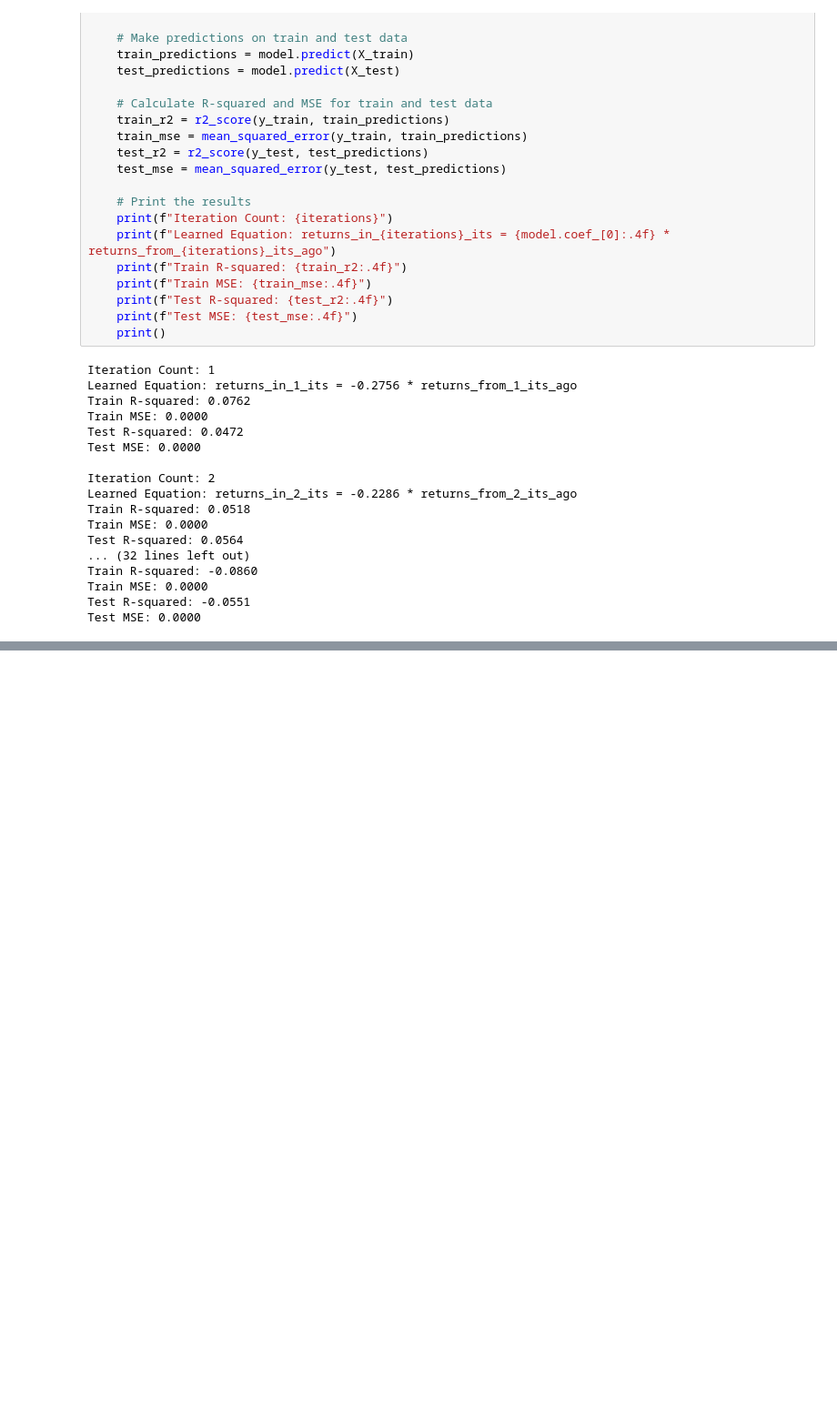
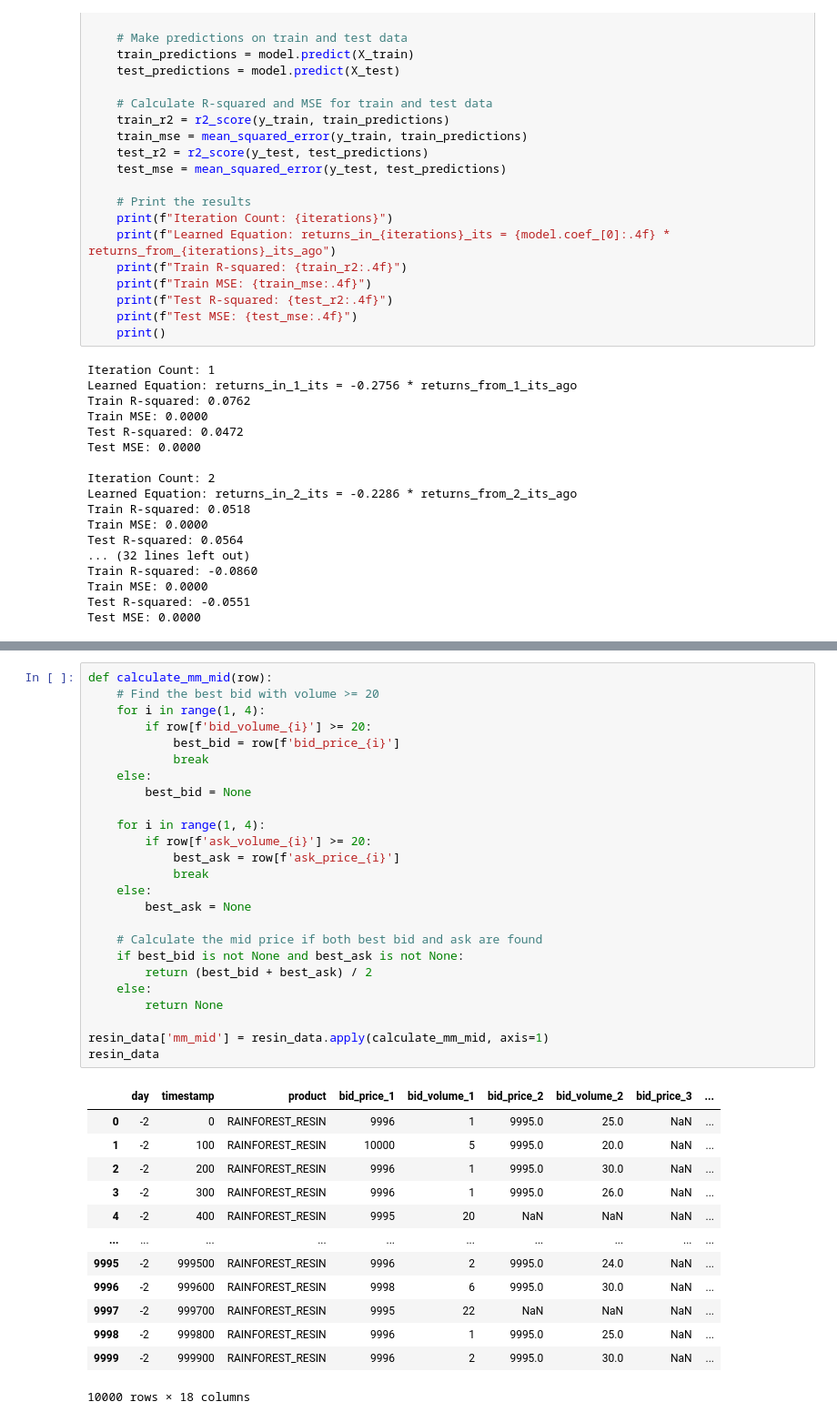
Before and after one commit to TheNoZER0/imc-prosperity3, a Jupyter notebook: Algo.ipynb, the cells around one changed output, grey strips where cells are left out. Shown at 91% size. Saved outputs shown, nothing was run; the diff lists cells and outputs as text; blank space fills up the shorter version.

```diff
--- a/Algo.ipynb
+++ b/Algo.ipynb
@@ -295,0 +363,39 @@ Test MSE: 0.0000
+# %%
+def calculate_mm_mid(row):
+    # Find the best bid with volume >= 20
+    for i in range(1, 4):
+        if row[f'bid_volume_{i}'] >= 20:
+            best_bid = row[f'bid_price_{i}']
+            break
+    else:
+        best_bid = None
+
+    for i in range(1, 4):
+        if row[f'ask_volume_{i}'] >= 20:
+            best_ask = row[f'ask_price_{i}']
+            break
+    else:
+        best_ask = None
+
+    # Calculate the mid price if both best bid and ask are found
+    if best_bid is not None and best_ask is not None:
+        return (best_bid + best_ask) / 2
+    else:
+        return None
+
+resin_data['mm_mid'] = resin_data.apply(calculate_mm_mid, axis=1)
+resin_data
+# %% [output]
+|  | day | timestamp | product | bid_price_1 | bid_volume_1 | bid_price_2 | bid_volume_2 | bid_price_3 | ... |
+| 0 | -2 | 0 | RAINFOREST_RESIN | 9996 | 1 | 9995.0 | 25.0 | NaN | ... |
+| 1 | -2 | 100 | RAINFOREST_RESIN | 10000 | 5 | 9995.0 | 20.0 | NaN | ... |
+| 2 | -2 | 200 | RAINFOREST_RESIN | 9996 | 1 | 9995.0 | 30.0 | NaN | ... |
+| 3 | -2 | 300 | RAINFOREST_RESIN | 9996 | 1 | 9995.0 | 26.0 | NaN | ... |
+| 4 | -2 | 400 | RAINFOREST_RESIN | 9995 | 20 | NaN | NaN | NaN | ... |
+| ... | ... | ... | ... | ... | ... | ... | ... | ... | ... |
+| 9995 | -2 | 999500 | RAINFOREST_RESIN | 9996 | 2 | 9995.0 | 24.0 | NaN | ... |
+| 9996 | -2 | 999600 | RAINFOREST_RESIN | 9998 | 6 | 9995.0 | 30.0 | NaN | ... |
+| 9997 | -2 | 999700 | RAINFOREST_RESIN | 9995 | 22 | NaN | NaN | NaN | ... |
+| 9998 | -2 | 999800 | RAINFOREST_RESIN | 9996 | 1 | 9995.0 | 25.0 | NaN | ... |
+| 9999 | -2 | 999900 | RAINFOREST_RESIN | 9996 | 2 | 9995.0 | 30.0 | NaN | ... |
+10000 rows × 18 columns
```
Also changed, not shown: parts of 9 cells of this notebook.
